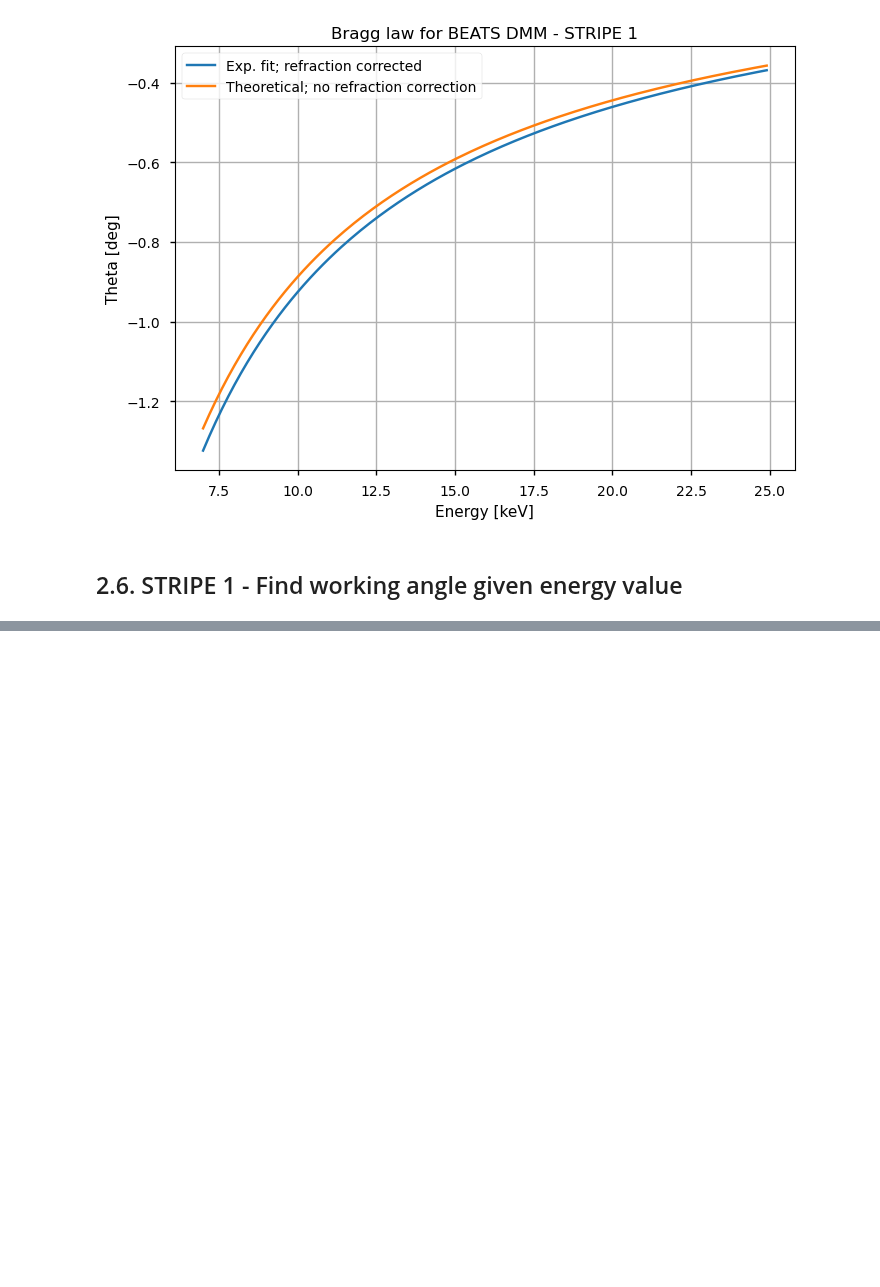
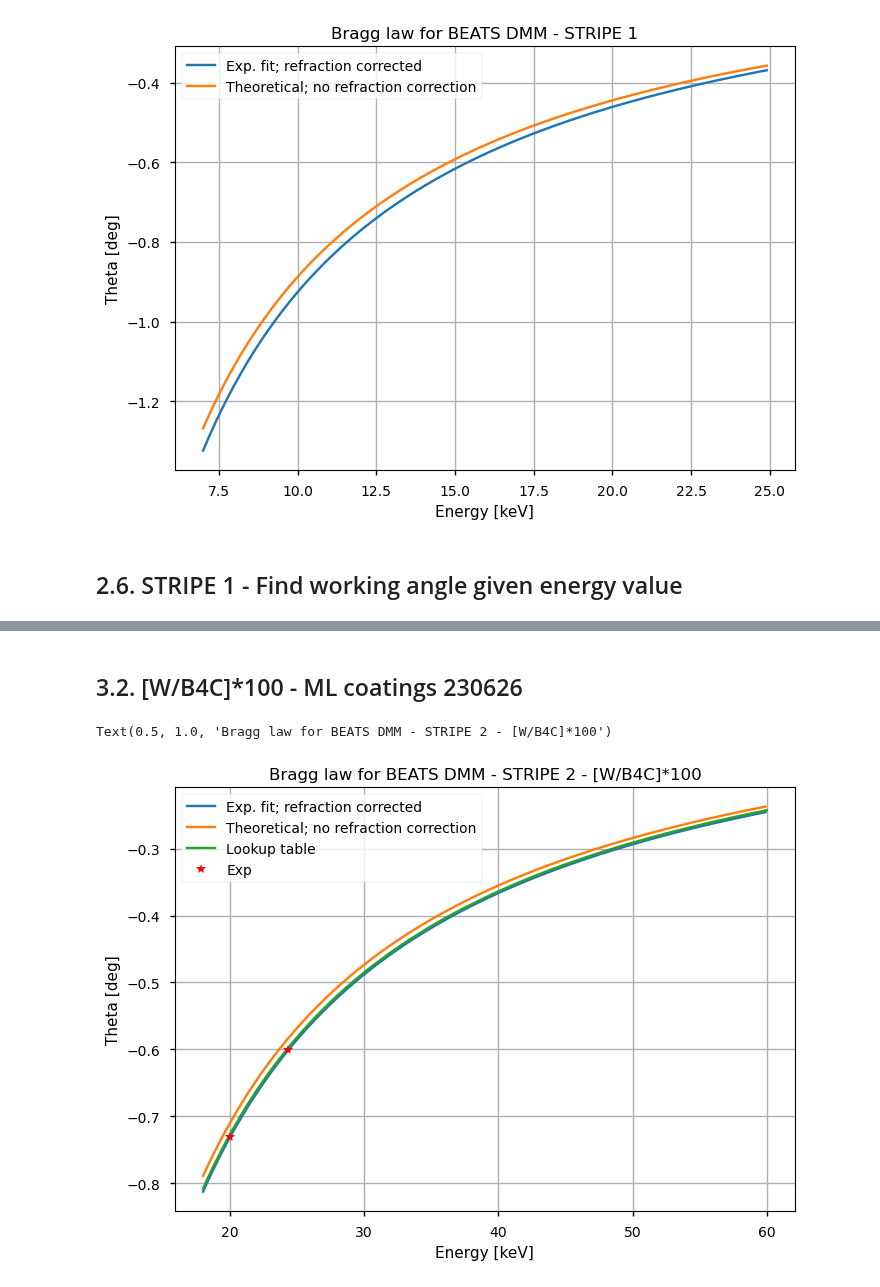
Before and after one commit to gianthk/BEATS_raytracing, a Jupyter notebook: BEATS_commissioning_DMM_energy_scans_process_results.ipynb, the cells around one changed output, grey strips where cells are left out. Saved outputs shown, nothing was run; the diff lists cells and outputs as text; code cells hidden in the pictures; blank space fills up the shorter version.

```diff
--- a/BEATS_commissioning_DMM_energy_scans_process_results.ipynb
+++ b/BEATS_commissioning_DMM_energy_scans_process_results.ipynb
@@ -279,0 +350,19 @@ Theta (Exp. fit; refraction corrected): -0.6160136889861298 deg
+# %% [markdown]
+## 3.2. [W/B4C]*100 - ML coatings 230626
+# %%
+fig, ax = plt.subplots()
+plt.xlabel("Energy [keV]")
+plt.ylabel("Theta [deg]")
+
+bragg = ax.plot(stripe2_energy*1e-3, rad2deg(stripe2_theta), label='Exp. fit; refraction corrected')
+bragg_no_refraction = ax.plot(stripe2_energy*1e-3, rad2deg(stripe2_theta_no_refraction), label='Theoretical; no refraction correction')
+bragg_lookup = ax.plot(data_stripe2.E*1e-3, rad2deg(-data_stripe2.theta*1e-3), label='Lookup table')
+edges = ax.plot(stripe2_edge_en*1e-3, stripe2_edge_theta_deg, 'r*', label='Exp')
+
+plt.grid('both')
+plt.legend()
+plt.title('Bragg law for BEATS DMM - STRIPE 2 - [W/B4C]*100')
+# plt.style.use('seaborn-v0_8-talk')
+# %% [output]
+Text(0.5, 1.0, 'Bragg law for BEATS DMM - STRIPE 2 - [W/B4C]*100')
+[figure, added]
```
Also changed, not shown: parts of 12 cells of this notebook, 4 other files.
